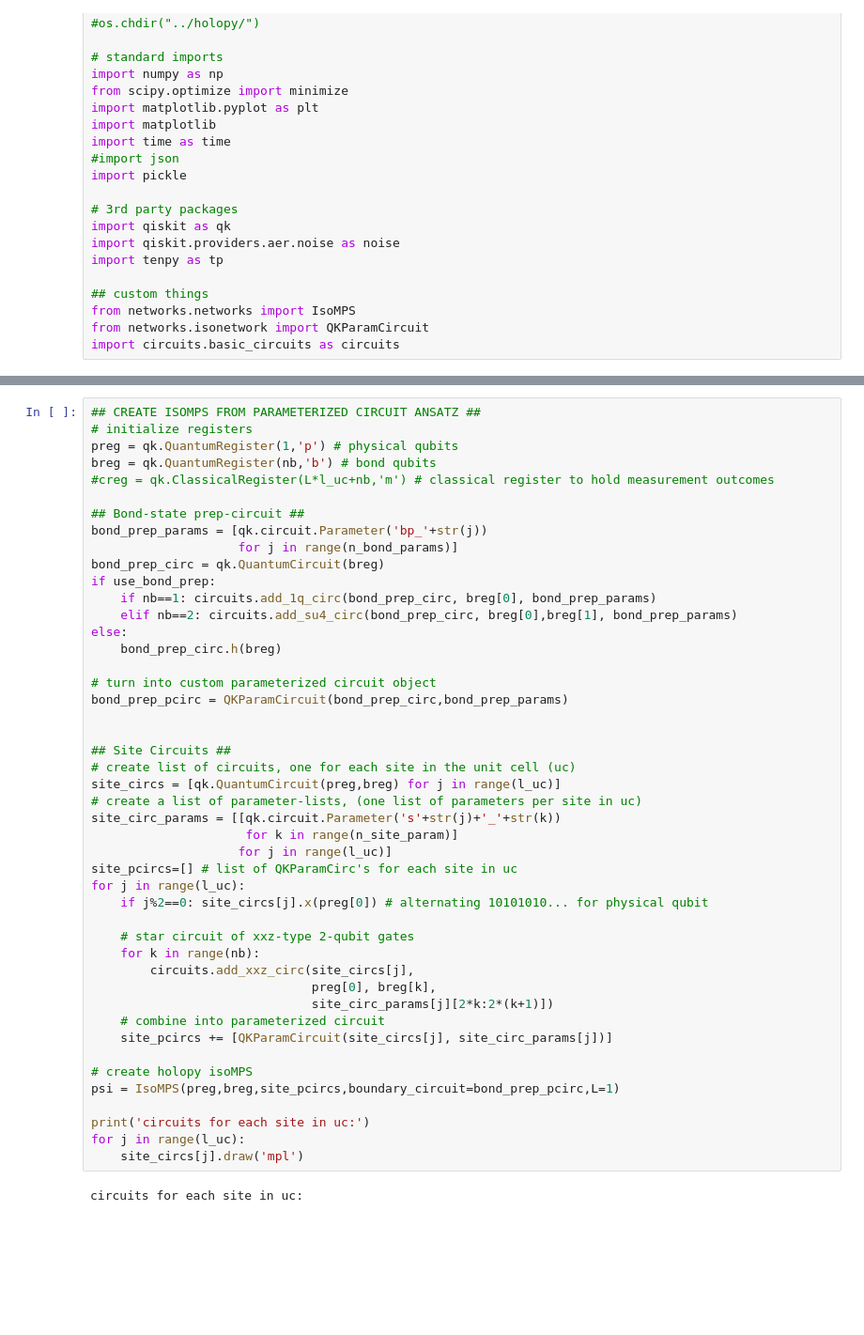
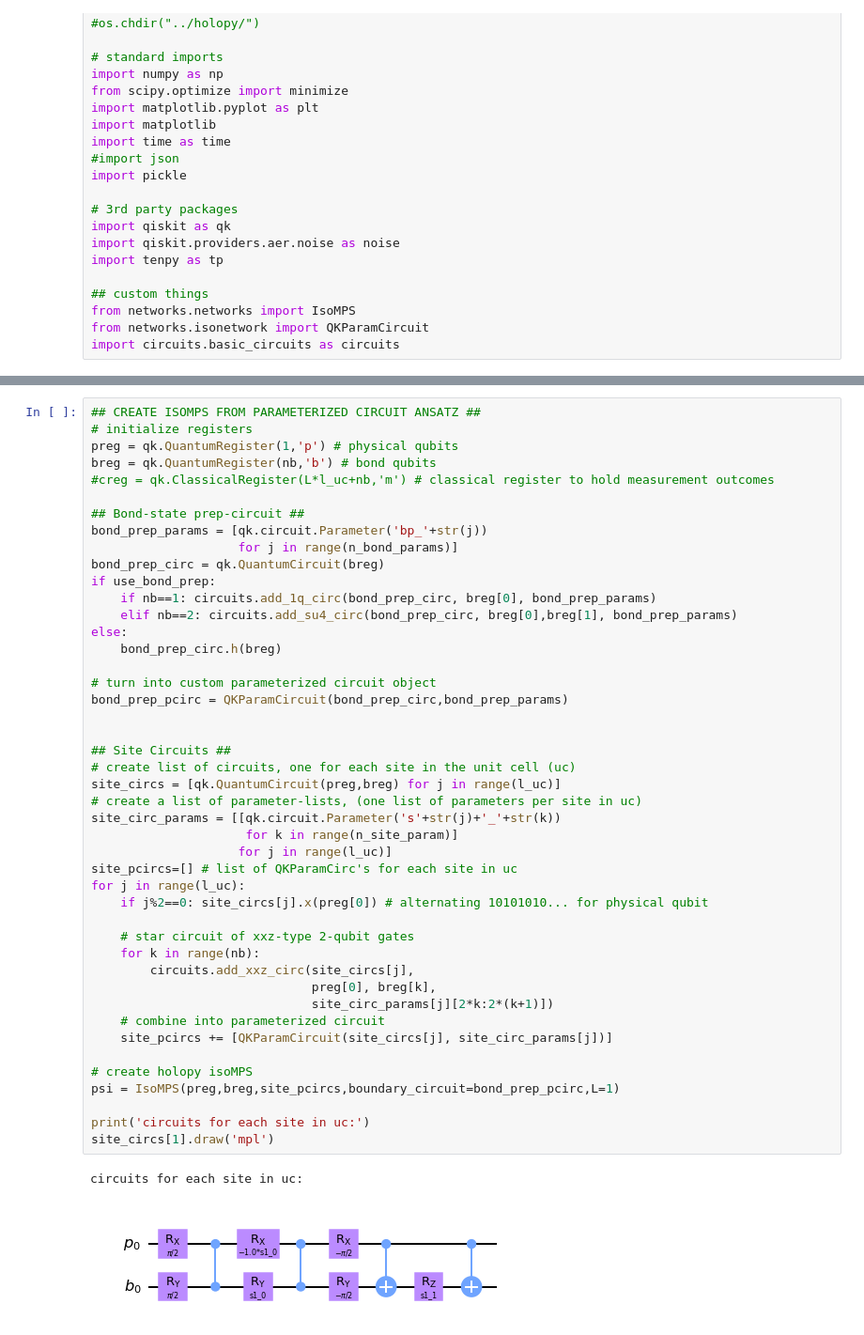
Before and after one commit to andrewcpotter/holopy, a Jupyter notebook: demos/holovqe_xxz_v2.ipynb, the cells around one changed output, grey strips where cells are left out. Shown at 94% size. Drawn from its saved outputs; the diff is of its cells as text; blank space fills up the shorter version.

```diff
--- a/demos/holovqe_xxz_v2.ipynb
+++ b/demos/holovqe_xxz_v2.ipynb
@@ -98,35 +98,35 @@ else:
 
 # turn into custom parameterized circuit object
 bond_prep_pcirc = QKParamCircuit(bond_prep_circ,bond_prep_params)
 
 
 ## Site Circuits ##
 # create list of circuits, one for each site in the unit cell (uc)
 site_circs = [qk.QuantumCircuit(preg,breg) for j in range(l_uc)]
 # create a list of parameter-lists, (one list of parameters per site in uc)
 site_circ_params = [[qk.circuit.Parameter('s'+str(j)+'_'+str(k))
                      for k in range(n_site_param)]
                     for j in range(l_uc)]
 site_pcircs=[] # list of QKParamCirc's for each site in uc
 for j in range(l_uc):
     if j%2==0: site_circs[j].x(preg[0]) # alternating 10101010... for physical qubit
 
     # star circuit of xxz-type 2-qubit gates
     for k in range(nb):
         circuits.add_xxz_circ(site_circs[j],
                               preg[0], breg[k],
                               site_circ_params[j][2*k:2*(k+1)])
     # combine into parameterized circuit
     site_pcircs += [QKParamCircuit(site_circs[j], site_circ_params[j])]
 
 # create holopy isoMPS
 psi = IsoMPS(preg,breg,site_pcircs,boundary_circuit=bond_prep_pcirc,L=1)
 
 print('circuits for each site in uc:')
-for j in range(l_uc):
-    site_circs[j].draw('mpl')
+site_circs[1].draw('mpl')
 # %% [output]
 circuits for each site in uc:
+[figure, added]
 # %%
 ## OPTIMIZE CIRCUIT PARAMETERS CLASSICALLY IN TENPY ##
 # create tenpy mpo
```
Also changed, not shown: parts of 9 cells of this notebook, 1 other file.
